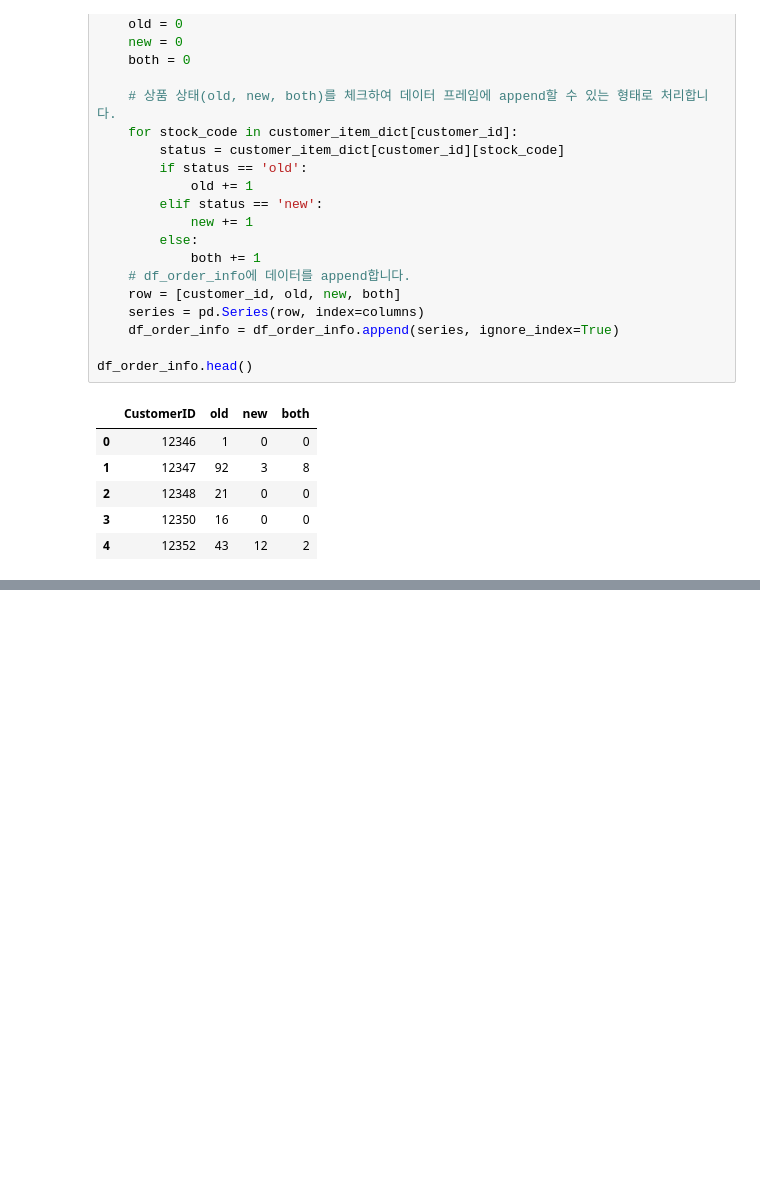
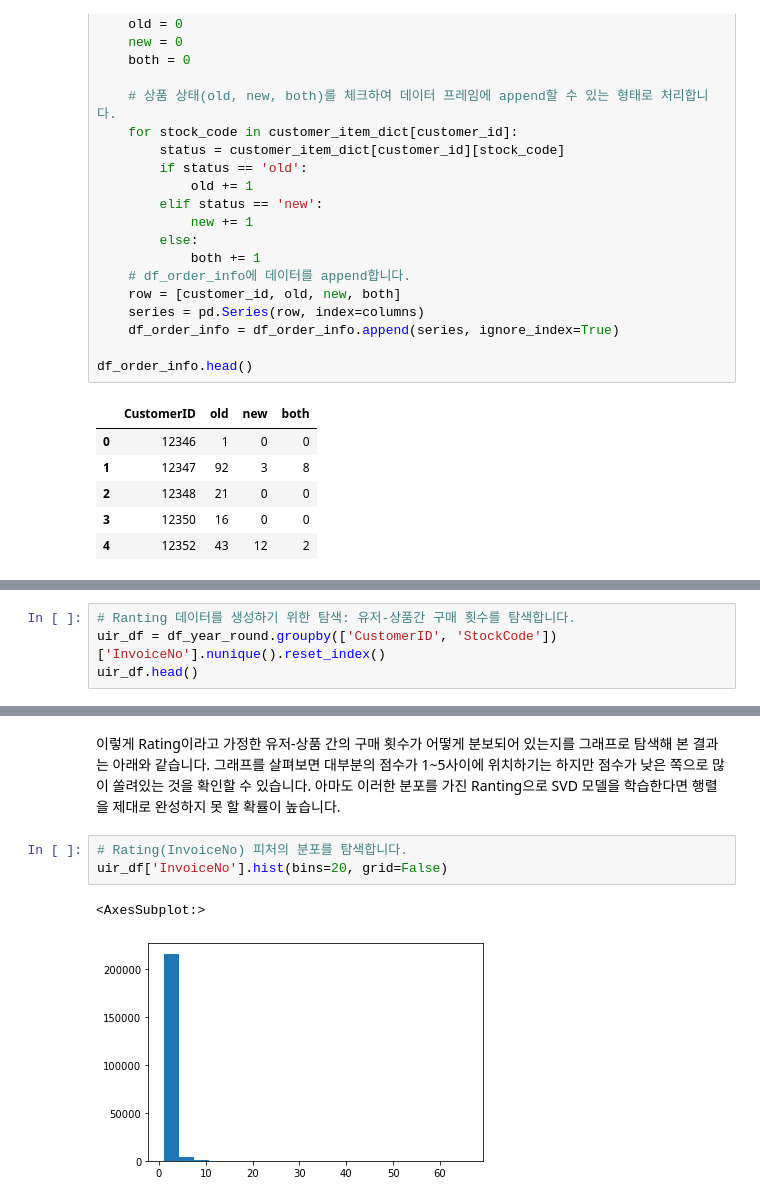
Before and after one commit to choiuikang/with_python, a Jupyter notebook: chapter-5.2.ipynb, the cells around one changed output, grey strips where cells are left out. Cells and saved outputs as stored; diff of their text form; blank space fills up the shorter version.

```diff
--- a/chapter-5.2.ipynb
+++ b/chapter-5.2.ipynb
@@ -389,0 +445,4 @@ print(df_order_info.shape[0])
+# %%
+# Ranting 데이터를 생성하기 위한 탐색: 유저-상품간 구매 횟수를 탐색합니다.
+uir_df = df_year_round.groupby(['CustomerID', 'StockCode'])['InvoiceNo'].nunique().reset_index()
+uir_df.head()
@@ -389,0 +456,8 @@ print(df_order_info.shape[0])
+# %% [markdown]
+이렇게 Rating이라고 가정한 유저-상품 간의 구매 횟수가 어떻게 분보되어 있는지를 그래프로 탐색해 본 결과는 아래와 같습니다. 그래프를 살펴보면 대부분의 점수가 1~5사이에 위치하기는 하지만 점수가 낮은 쪽으로 많이 쏠려있는 것을 확인할 수 있습니다. 아마도 이러한 분포를 가진 Ranting으로 SVD 모델을 학습한다면 행렬을 제대로 완성하지 못 할 확률이 높습니다.
+# %%
+# Rating(InvoiceNo) 피처의 분포를 탐색합니다.
+uir_df['InvoiceNo'].hist(bins=20, grid=False)
+# %% [output]
+<AxesSubplot:>
+[figure, added]
```
Also changed, not shown: parts of 33 cells of this notebook.
